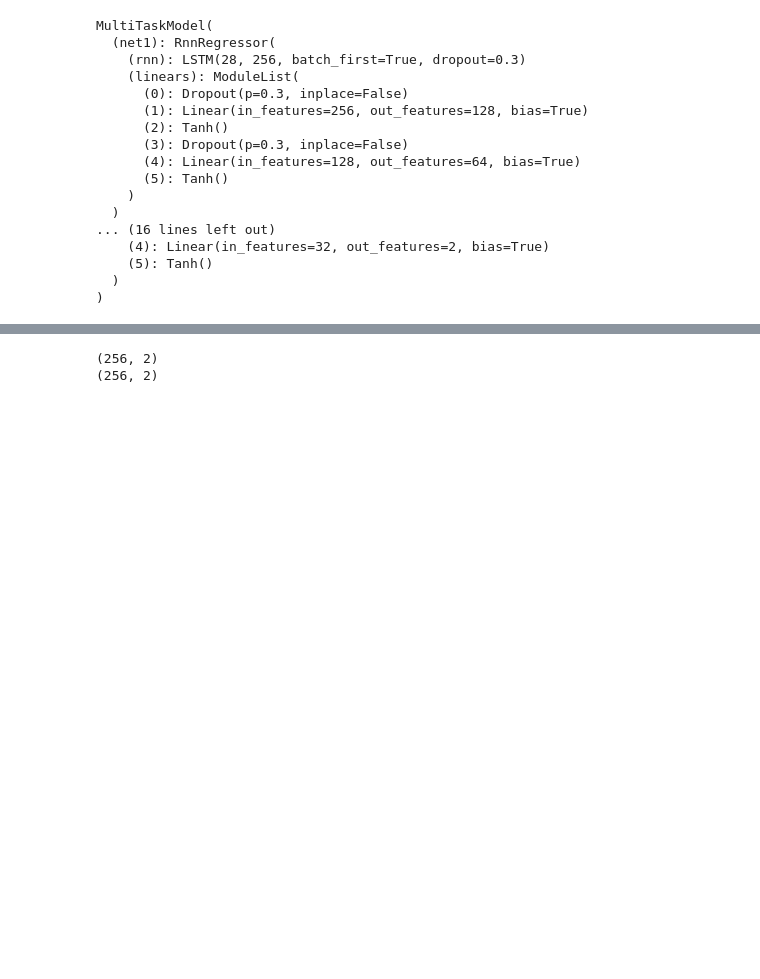
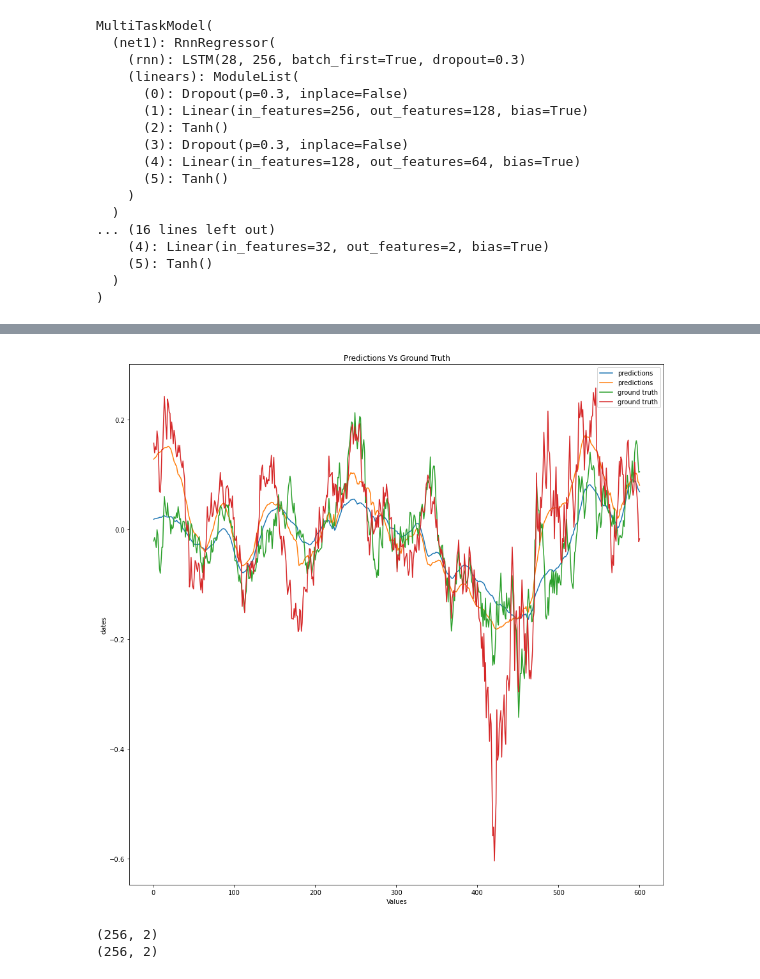
Before and after one commit to apof/Master-Thesis-----Deep-Kernel-Learning-and-Neural-Processes--combining-GPs-with-DL, a Jupyter notebook: Neural_Net_Timeseries.ipynb, the cells around one changed output, grey strips where cells are left out. Saved outputs shown, nothing was run; the diff lists cells and outputs as text; code cells hidden in the pictures; blank space fills up the shorter version.

```diff
--- a/Neural_Net_Timeseries.ipynb
+++ b/Neural_Net_Timeseries.ipynb
@@ -502,3 +509,9 @@ test_predictions,_,_ = model.forward((al_test_data,c_test_data,None,hidden1,hidd
 joint_test_labels = joint_test_labels
 joint_valid_labels = joint_valid_labels
 joint_train_labels = joint_train_labels
+# %%
+train_predictions = []
+for batch_index,training_batch in enumerate (train_set_loader,0):
+    al_input_batch,c_input_batch,joint_labels = training_batch
+    predictions,_,_ = model.forward((al_input_batch,c_input_batch,None,hidden1,hidden2))
+    train_predictions.append(predictions.cpu().detach().numpy())
@@ -509,10 +530,11 @@ tensor(0.0352, device='cuda:0', grad_fn=<L1LossBackward>)
 # %%
 index_1 = [i+1 for i in range(len(validation_predictions))]
 index_2 = [i+1 for i in range(len(test_predictions))]
-#index_3 = [i+1 for i in range(len(training_predictions))]
+index_3 = [i+1 for i in range(len(train_predictions))]
 # %%
 validation_predictions = validation_predictions.cpu().detach().numpy()
 joint_valid_labels = joint_valid_labels.cpu().detach().numpy()
 test_predictions = test_predictions.cpu().detach().numpy()
 joint_test_labels = joint_test_labels.cpu().detach().numpy()
+joint_train_labels = joint_train_labels.cpu().detach().numpy()
 # %%
@@ -538,3 +563,14 @@ plt.show()
+# %%
+plt.figure(figsize=(15, 15))
+plt.plot(index_3[0:600],  train_predictions[0:600],label = "predictions")
+plt.plot(index_3[0:600], joint_train_labels[0:600], label = "ground truth")
+plt.xlabel('Values')
+plt.ylabel('dates')
+plt.title('Predictions Vs Ground Truth')
+plt.legend()
+plt.show()
+# %% [output]
+[figure, added]
 # %%
 print(joint_test_labels.shape)
 print(test_predictions.shape)
```
Also changed, not shown: parts of 10 cells of this notebook.
